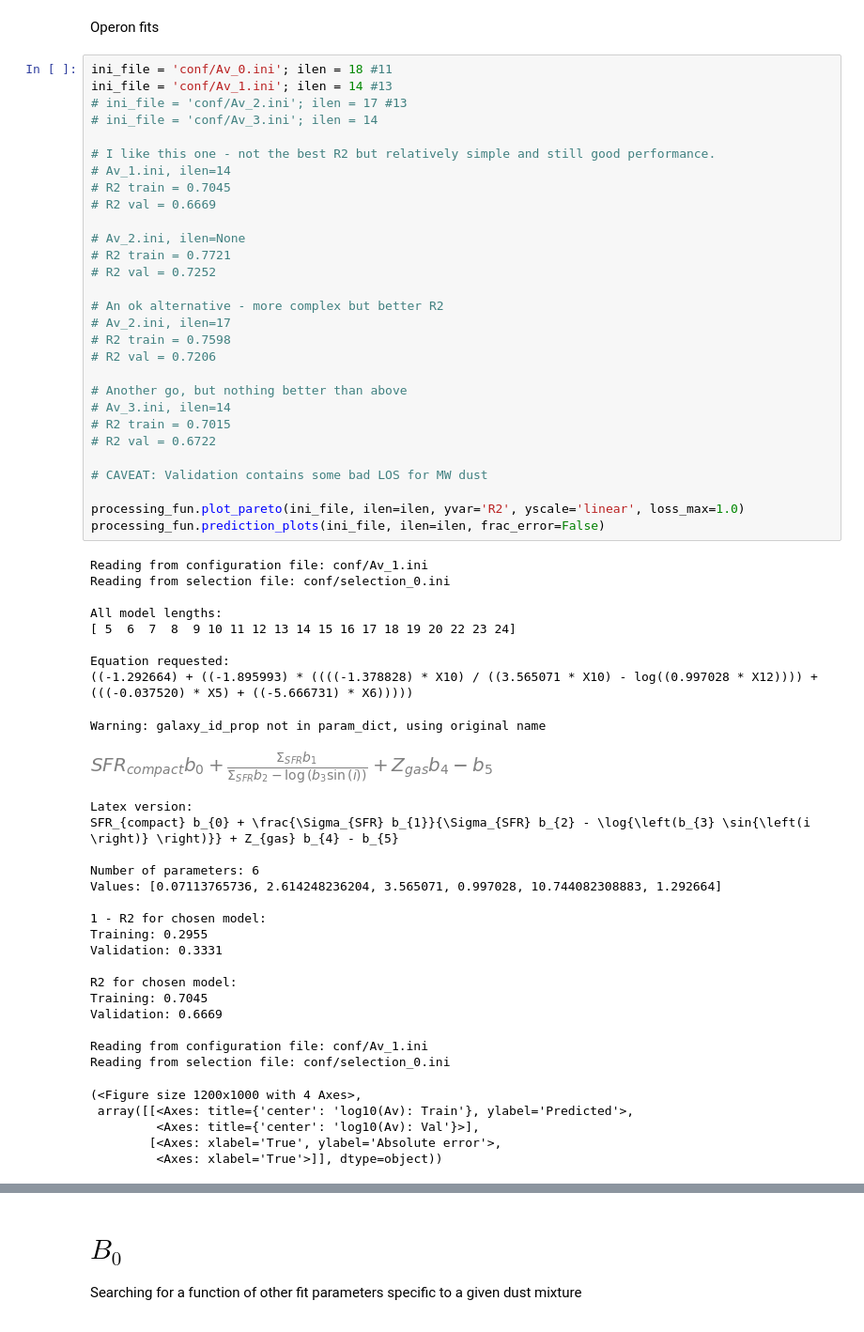
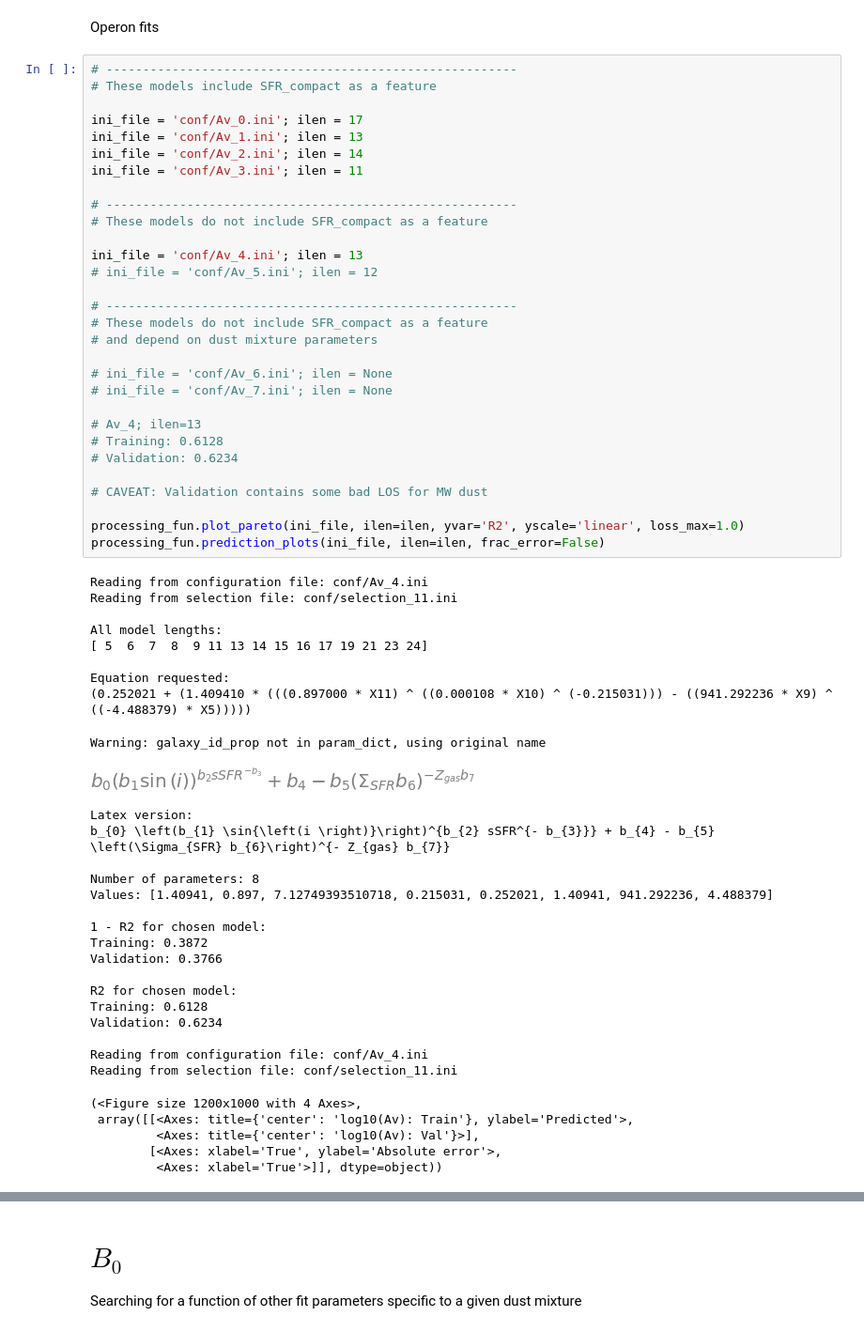
Before and after one commit to maho3/iob-attenuation, a Jupyter notebook: gal_props/gal_prop_results.ipynb, the cells around one changed output, grey strips where cells are left out. Shown at 94% size. Cells and saved outputs as stored; diff of their text form.

```diff
--- a/gal_props/gal_prop_results.ipynb
+++ b/gal_props/gal_prop_results.ipynb
@@ -32,61 +79,62 @@ True
 # %% [markdown]
 Operon fits
 # %%
-ini_file = 'conf/Av_0.ini'; ilen = 18 #11
-ini_file = 'conf/Av_1.ini'; ilen = 14 #13
-# ini_file = 'conf/Av_2.ini'; ilen = 17 #13
-# ini_file = 'conf/Av_3.ini'; ilen = 14
+# --------------------------------------------------------
+# These models include SFR_compact as a feature
 
-# I like this one - not the best R2 but relatively simple and still good performance.
-# Av_1.ini, ilen=14
-# R2 train = 0.7045
-# R2 val = 0.6669
+ini_file = 'conf/Av_0.ini'; ilen = 17
+ini_file = 'conf/Av_1.ini'; ilen = 13
+ini_file = 'conf/Av_2.ini'; ilen = 14
+ini_file = 'conf/Av_3.ini'; ilen = 11
 
-# Av_2.ini, ilen=None
-# R2 train = 0.7721
-# R2 val = 0.7252
+# --------------------------------------------------------
+# These models do not include SFR_compact as a feature
 
-# An ok alternative - more complex but better R2
-# Av_2.ini, ilen=17
-# R2 train = 0.7598
-# R2 val = 0.7206
+ini_file = 'conf/Av_4.ini'; ilen = 13
+# ini_file = 'conf/Av_5.ini'; ilen = 12
 
-# Another go, but nothing better than above
-# Av_3.ini, ilen=14
-# R2 train = 0.7015
-# R2 val = 0.6722
+# --------------------------------------------------------
+# These models do not include SFR_compact as a feature
+# and depend on dust mixture parameters
+
+# ini_file = 'conf/Av_6.ini'; ilen = None
+# ini_file = 'conf/Av_7.ini'; ilen = None
+
+# Av_4; ilen=13
+# Training: 0.6128
+# Validation: 0.6234
 
 # CAVEAT: Validation contains some bad LOS for MW dust
 
 processing_fun.plot_pareto(ini_file, ilen=ilen, yvar='R2', yscale='linear', loss_max=1.0)
 processing_fun.prediction_plots(ini_file, ilen=ilen, frac_error=False)
 # %% [output]
-Reading from configuration file: conf/Av_1.ini
-Reading from selection file: conf/selection_0.ini
+Reading from configuration file: conf/Av_4.ini
+Reading from selection file: conf/selection_11.ini
 
 All model lengths:
-[ 5  6  7  8  9 10 11 12 13 14 15 16 17 18 19 20 22 23 24]
+[ 5  6  7  8  9 11 13 14 15 16 17 19 21 23 24]
 
 Equation requested:
-((-1.292664) + ((-1.895993) * ((((-1.378828) * X10) / ((3.565071 * X10) - log((0.997028 * X12)))) + (((-0.037520) * X5) + ((-5.666731) * X6)))))
+(0.252021 + (1.409410 * (((0.897000 * X11) ^ ((0.000108 * X10) ^ (-0.215031))) - ((941.292236 * X9) ^ ((-4.488379) * X5)))))
 Warning: galaxy_id_prop not in param_dict, using original name
-[figure, old version]
+[figure, new version]
 Latex version:
-SFR_{compact} b_{0} + \frac{\Sigma_{SFR} b_{1}}{\Sigma_{SFR} b_{2} - \log{\left(b_{3} \sin{\left(i \right)} \right)}} + Z_{gas} b_{4} - b_{5}
+b_{0} \left(b_{1} \sin{\left(i \right)}\right)^{b_{2} sSFR^{- b_{3}}} + b_{4} - b_{5} \left(\Sigma_{SFR} b_{6}\right)^{- Z_{gas} b_{7}}
 
-Number of parameters: 6
-Values: [0.07113765736, 2.614248236204, 3.565071, 0.997028, 10.744082308883, 1.292664]
+Number of parameters: 8
+Values: [1.40941, 0.897, 7.12749393510718, 0.215031, 0.252021, 1.40941, 941.292236, 4.488379]
 
 1 - R2 for chosen model:
-Training: 0.2955
-Validation: 0.3331
+Training: 0.3872
+Validation: 0.3766
 
 R2 for chosen model:
-Training: 0.7045
-Validation: 0.6669
+Training: 0.6128
+Validation: 0.6234
 
-Reading from configuration file: conf/Av_1.ini
-Reading from selection file: conf/selection_0.ini
+Reading from configuration file: conf/Av_4.ini
+Reading from selection file: conf/selection_11.ini
 (<Figure size 1200x1000 with 4 Axes>,
  array([[<Axes: title={'center': 'log10(Av): Train'}, ylabel='Predicted'>,
          <Axes: title={'center': 'log10(Av): Val'}>],
```
Also changed, not shown: parts of 20 cells of this notebook, 37 other files.
